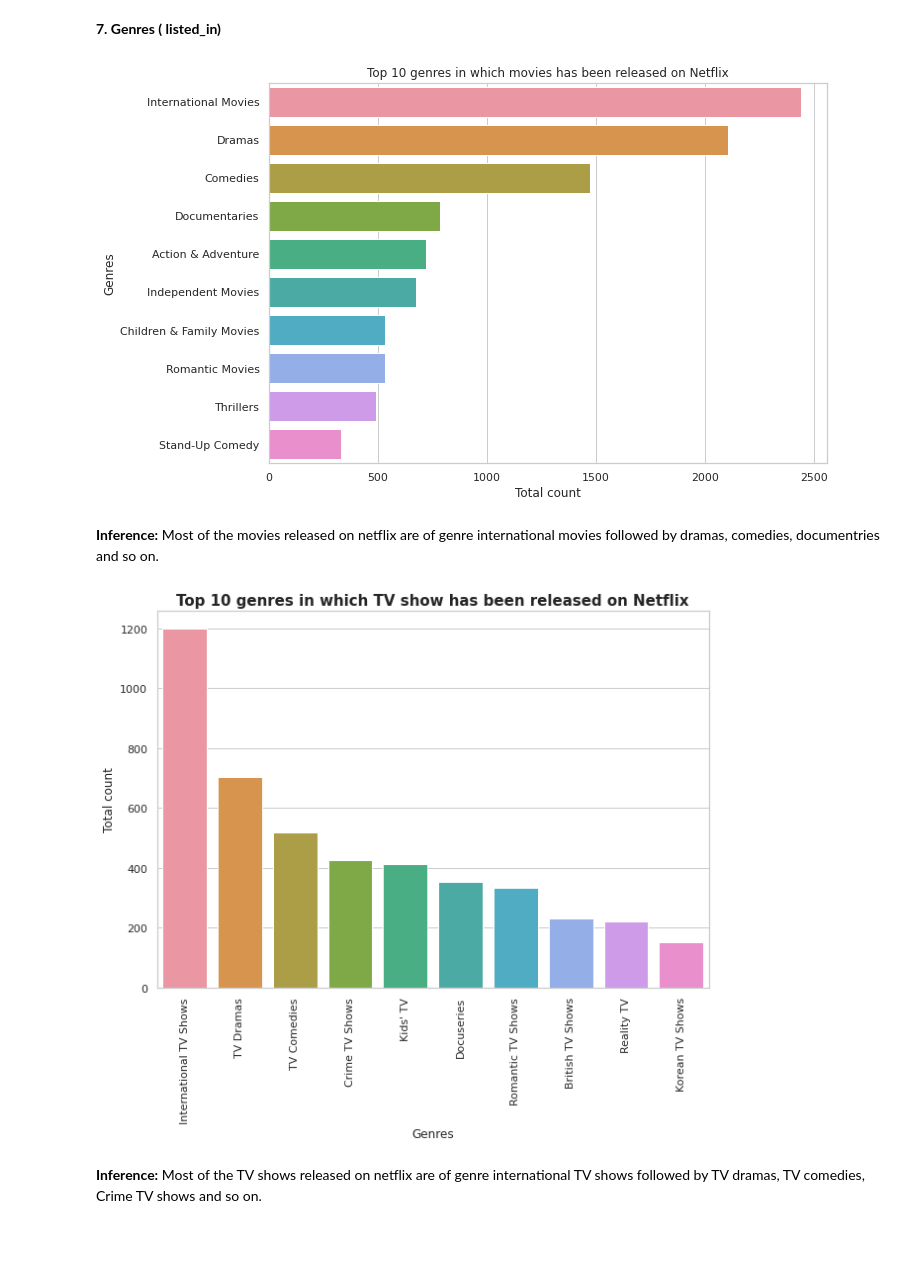
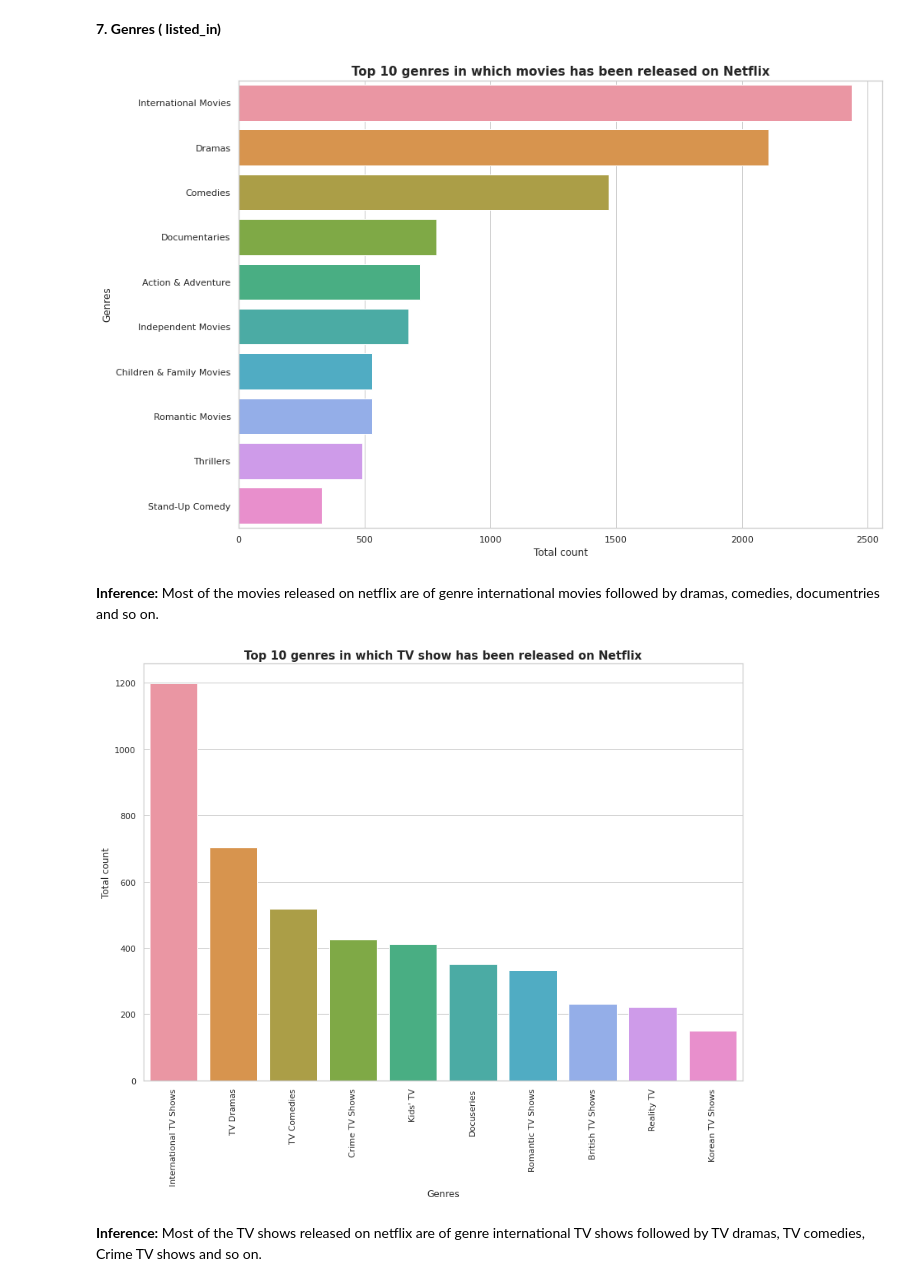
Before and after one commit to shubham-bhadouria/Netflix-Movies-and-TV-shows-clustering, a Jupyter notebook: Netflix_movies_and_TV_show_clustering.ipynb, the cells around one changed output. Cells and saved outputs as stored; diff of their text form; code cells hidden in the pictures; blank space fills up the shorter version.

```diff
--- a/Netflix_movies_and_TV_show_clustering.ipynb
+++ b/Netflix_movies_and_TV_show_clustering.ipynb
@@ -371,28 +371,30 @@ plt.show()
 # %%
 # Top 10 genres in which movies has been released on Netflix
 
 Top_movies_genres = Netflix_movies.set_index('title').listed_in.str.split(', ', expand=True).stack().reset_index(level=1, drop=True)  # creating the dataframe which contains only genres of movies by expanding them as every movie can have multiple genres.
-sns.countplot(y = filtered_genres, order=Top_movies_genres.value_counts().index[:10])
+plt.figure(figsize=(14,10))
+sns.countplot(y = Top_movies_genres, order=Top_movies_genres.value_counts().index[:10])
 plt.title('Top 10 genres in which movies has been released on Netflix', fontsize=15, fontweight='bold')
 plt.xlabel('Total count')
 plt.ylabel('Genres')
 plt.show()
 # %% [output]
-[figure, old version]
+[figure, new version]
 # %% [markdown]
 **Inference:** Most of the movies released on netflix are of genre international movies followed by dramas, comedies, documentries and so on.
 # %%
 # Top 10 genres in which TV shows has been released on Netflix
 
 Top_shows_genres = Netflix_shows.set_index('title').listed_in.str.split(', ', expand=True).stack().reset_index(level=1, drop=True)  # creating the dataframe which contains only genres of TV shows by expanding them as every TV show can have multiple genres.
-sns.countplot(x = filtered_genres, order=Top_shows_genres.value_counts().index[:10])
+plt.figure(figsize=(14,10))
+sns.countplot(x = Top_shows_genres, order=Top_shows_genres.value_counts().index[:10])
 plt.title('Top 10 genres in which TV show has been released on Netflix', fontsize=15, fontweight='bold')
 plt.ylabel('Total count')
 plt.xlabel('Genres')
 plt.xticks(rotation = 90)
 plt.show()
 # %% [output]
-[figure, old version]
+[figure, new version]
 # %% [markdown]
 **Inference:** Most of the TV shows released on netflix are of genre international TV shows followed by TV dramas, TV comedies, Crime TV shows and so on.
 # %% [markdown]
```
Also changed, not shown: parts of 11 cells of this notebook.
